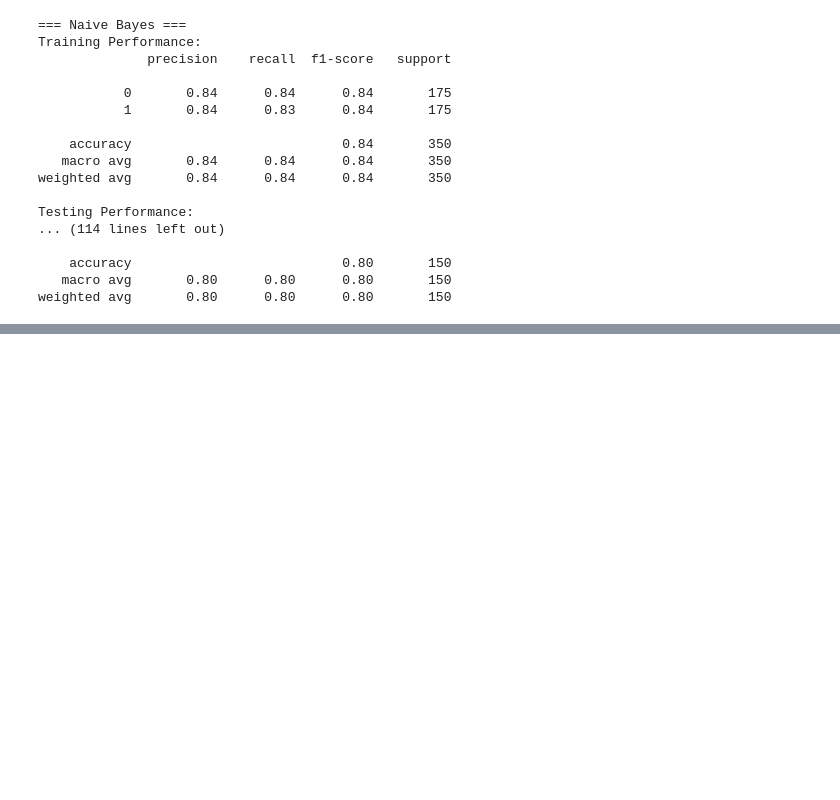
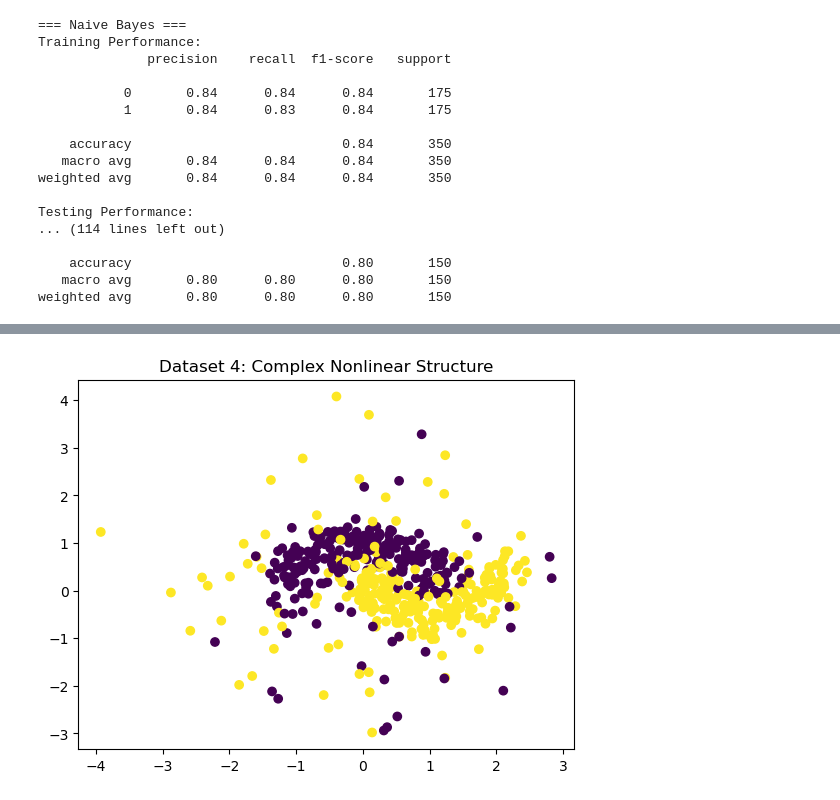
Before and after one commit to XimiPali/ml-classification-comparison, a Jupyter notebook: Comparison of ML Classification Algorithms.ipynb, the cells around one changed output, grey strips where cells are left out. Cells and saved outputs as stored; diff of their text form; code cells hidden in the pictures; blank space fills up the shorter version.

```diff
--- a/Comparison of ML Classification Algorithms.ipynb
+++ b/Comparison of ML Classification Algorithms.ipynb
@@ -238,0 +249,23 @@ weighted avg       0.80      0.80      0.80       150
+# %%
+# Generate base moon data
+X4_base, y4_base = make_moons(
+    n_samples=400,
+    noise=0.25,
+    random_state=42
+)
+
+# Add some additional Gaussian noise points
+np.random.seed(42)
+extra_noise = np.random.normal(scale=1.5, size=(100, 2))
+extra_labels = np.random.randint(0, 2, 100)
+
+# Combine datasets
+X4 = np.vstack([X4_base, extra_noise])
+y4 = np.hstack([y4_base, extra_labels])
+
+plt.figure()
+plt.scatter(X4[:,0], X4[:,1], c=y4)
+plt.title("Dataset 4: Complex Nonlinear Structure")
+plt.show()
+# %% [output]
+[figure, added]
```
Also changed, not shown: parts of 3 cells of this notebook.
